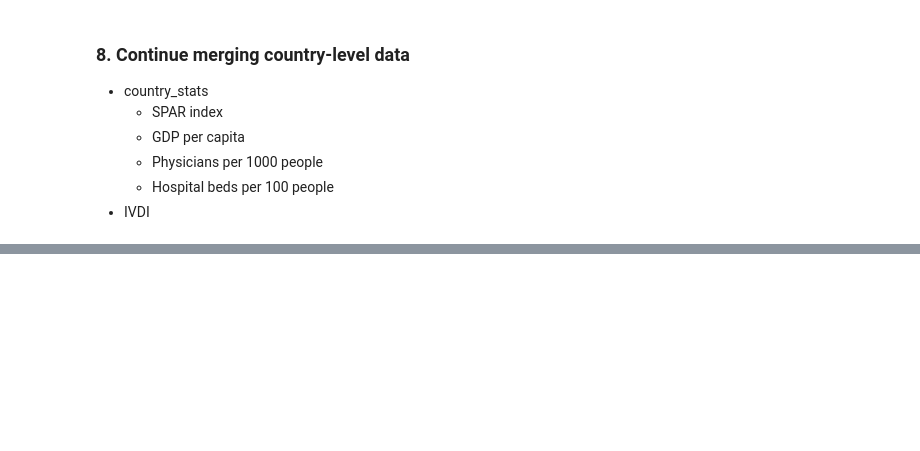
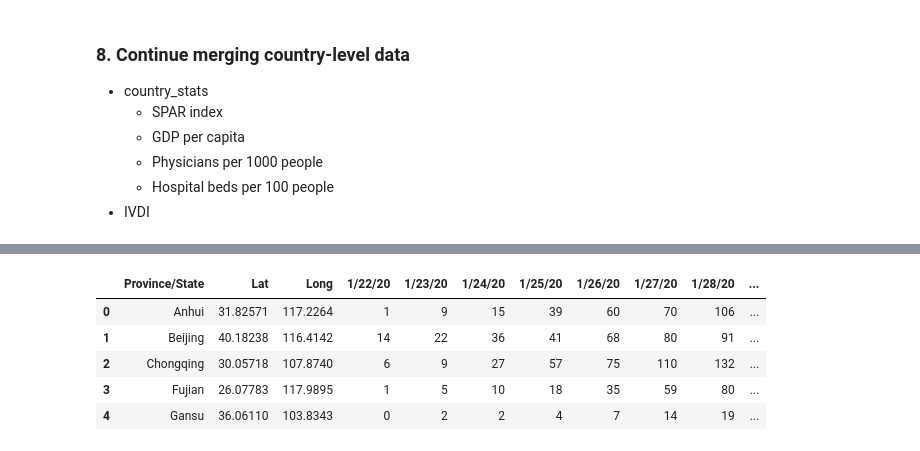
Before and after one commit to gksidhu/Capstone, a Jupyter notebook: Untitled.ipynb, the cells around one changed output, grey strips where cells are left out. Cells and saved outputs as stored; diff of their text form; code cells hidden in the pictures; blank space fills up the shorter version.

```diff
--- a/Untitled.ipynb
+++ b/Untitled.ipynb
@@ -835,0 +862,10 @@ memory usage: 16.8+ KB
+# %%
+jhu_df.drop(columns = 'Country/Region', inplace = True)
+jhu_df.head()
+# %% [output]
+|  | Province/State | Lat | Long | 1/22/20 | 1/23/20 | 1/24/20 | 1/25/20 | 1/26/20 | 1/27/20 | 1/28/20 | ... |
+| 0 | Anhui | 31.82571 | 117.2264 | 1 | 9 | 15 | 39 | 60 | 70 | 106 | ... |
+| 1 | Beijing | 40.18238 | 116.4142 | 14 | 22 | 36 | 41 | 68 | 80 | 91 | ... |
+| 2 | Chongqing | 30.05718 | 107.8740 | 6 | 9 | 27 | 57 | 75 | 110 | 132 | ... |
+| 3 | Fujian | 26.07783 | 117.9895 | 1 | 5 | 10 | 18 | 35 | 59 | 80 | ... |
+| 4 | Gansu | 36.06110 | 103.8343 | 0 | 2 | 2 | 4 | 7 | 14 | 19 | ... |
```
Also changed, not shown: parts of 13 cells of this notebook.
